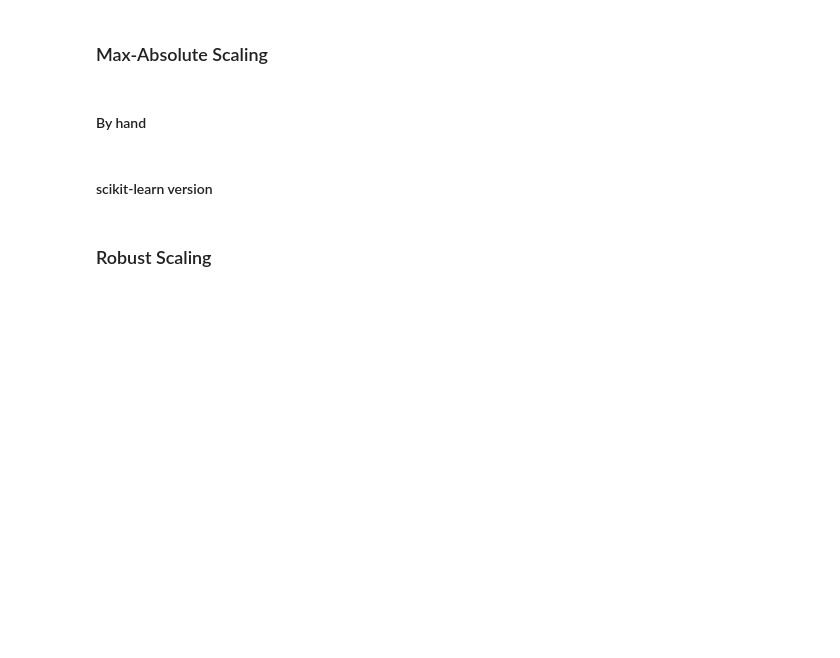
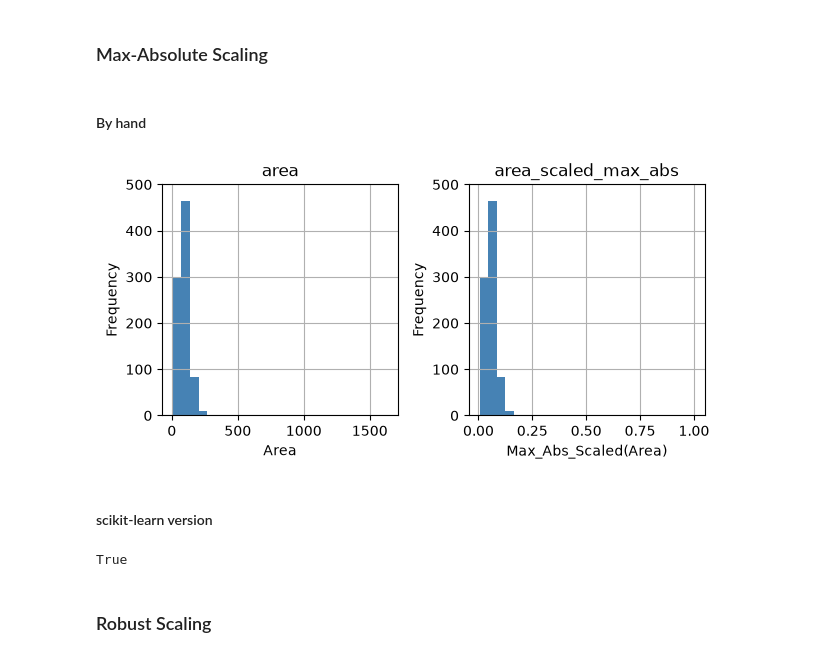
Before and after one commit to pyrat12/DS_HS2026_LNW, a Jupyter notebook: DS_HS2026_LNW_I_Examples/AP02/Aufgaben V4 Ü3.1.ipynb, the cells around one changed output. Saved outputs shown, nothing was run; the diff lists cells and outputs as text; code cells hidden in the pictures; blank space fills up the shorter version.

```diff
--- a/DS_HS2026_LNW_I_Examples/AP02/Aufgaben V4 Ü3.1.ipynb
+++ b/DS_HS2026_LNW_I_Examples/AP02/Aufgaben V4 Ü3.1.ipynb
@@ -430,10 +430,16 @@ plt.show()                                                                  #Bei
 #### scikit-learn version
 # %%
 # Min-Max scaling of the variable 'area' (scikit-learn version)
-
+from sklearn.preprocessing import MinMaxScaler                  #MinMaxScaler importieren: Werte standardmässig auf den Bereich 0 bis 1 skalieren
 
 # Fit the scaler and transform the variable
 # (note the double brackets: scikit-learn expects a 2D input)
-
+scaler = MinMaxScaler() #Scaler-Objekt für die Min-Max-Skalierung erstellen
+df['area_scaled_minmax_sklearn'] = scaler.fit_transform(        #Skalierte Flächen in neuer Spalte speichern
+    df[['area']]).ravel()                                       #fit_transform(): Minimum und Maximum bestimmen und Werte auf 0 bis 1 skalieren
+                                                                #[['area']]: Spalte als 2D-DataFrame übergeben (von sklearn erwartet)
+                                                                #ravel(): 2D-Ergebnis in ein eindimensionales Array für die neue Spalte umwandeln
 
 # Check that the by-hand and scikit-learn versions give the same result
+print(np.allclose(df['area_scaled_minmax'],                     #Manuelle und sklearn-Skalierung miteinander vergleichen
+                  df['area_scaled_minmax_sklearn']))            #allclose(): Prüfen, ob alle Werte innerhalb kleiner numerischer Toleranzen übereinstimmen
@@ -443,26 +451,51 @@ plt.show()                                                                  #Bei
 #### By hand
 # %%
 # Max-Absolute scaling of the variable 'area' (by hand)
-
+df['area_scaled_max_abs'] = df['area'] / df['area'].abs().max()             #Jede Fläche durch den grössten Absolutwert der Spalte dividieren
+                                                                            #abs(): Absolutwerte bilden; max(): grössten Absolutwert bestimmen
+                                                                            #Ergebnis: Werte zwischen -1 und 1 (bei positiven Flächen zwischen 0 und 1)
 
 # Histogram of the variable 'area' and 'area_scaled_max_abs'
-
+ax = df[['area', 'area_scaled_max_abs']].hist(bins=25,                      #Originalflächen und skalierte Flächen als zwei Histogramme darstellen
+                                             figsize=(7, 3),                #figsize(): Abbildungsgrösse in Zoll (Breite × Höhe)
+                                             color='steelblue')             #bins=25: 25 Intervalle; color: Balkenfarbe; ax speichert die Diagrammachsen
 
 # Set the y-axis range for each subplot and add labels
-
+for axis, label in zip(ax.flatten(), ['Area', 'Max_Abs_Scaled(Area)']):     #Diagrammachsen und Beschriftungen paarweise durchlaufen
+                                                                            #flatten(): Achsenanordnung in 1D abflachen; zip(): Elemente paarweise verbinden
+    axis.set_ylim(0, 500)                                                   #set_ylim(): y-Achse auf den Bereich 0 bis 500 begrenzen
+    axis.set_xlabel(label)                                                  #set_xlabel(): x-Achse mit der jeweiligen Beschriftung versehen
+    axis.set_ylabel('Frequency')                                            #set_ylabel(): y-Achse beschriften (Häufigkeit je Intervall)
 
 # Display the plot
+plt.show()                                                                  #Histogramme anzeigen
+
+#Max-Absolute-Skalierung verändert die Grössenordnung, nicht die Form der Verteilung
+#Beide Histogramme zeigen deshalb dieselbe Verteilungsform, aber unterschiedliche x-Achsenwerte
+# %% [output]
+[figure, added]
 # %% [markdown]
 #### scikit-learn version
 # %%
 # Max-Absolute scaling of the variable 'area' (scikit-learn version)
-
+from sklearn.preprocessing import MaxAbsScaler                  #MaxAbsScaler importieren: Werte durch den grössten Absolutwert skalieren (Bereich -1 bis 1)
 
 # Fit the scaler and transform the variable
 # (note the double brackets: scikit-learn expects a 2D input)
-
+scaler = MaxAbsScaler()                                         #Scaler-Objekt für die Max-Absolute-Skalierung erstellen
+df['area_scaled_max_abs_sklearn'] = scaler.fit_transform(       #Skalierte Flächen in neuer Spalte speichern
+    df[['area']]).ravel()                                       #fit_transform(): Grössten Absolutwert bestimmen und alle Werte dadurch dividieren
+                                                                #[['area']]: Spalte als 2D-DataFrame übergeben (von sklearn erwartet)
+                                                                #ravel(): 2D-Ergebnis in ein eindimensionales Array für die neue Spalte umwandeln
 
 # Check that the by-hand and scikit-learn versions give the same result
+print(np.allclose(df['area_scaled_max_abs'],                    #Manuelle und sklearn-Skalierung miteinander vergleichen
+                  df['area_scaled_max_abs_sklearn']))           #allclose(): Prüfen, ob alle Werte innerhalb kleiner numerischer Toleranzen übereinstimmen
+                                                                #Ergebnis True: Beide Verfahren liefern praktisch identische Werte
+                                                                #Erkenntnis: MaxAbsScaler() automatisiert die manuelle Max-Absolute-Skalierung
+                                                                #Voraussetzung: Die Spalte 'area_scaled_max_abs' muss bereits existieren
+# %% [output]
+True
 # %% [markdown]
 ### Robust Scaling
 # %% [markdown]
```
Also changed, not shown: parts of 18 cells of this notebook, 7 other files.
